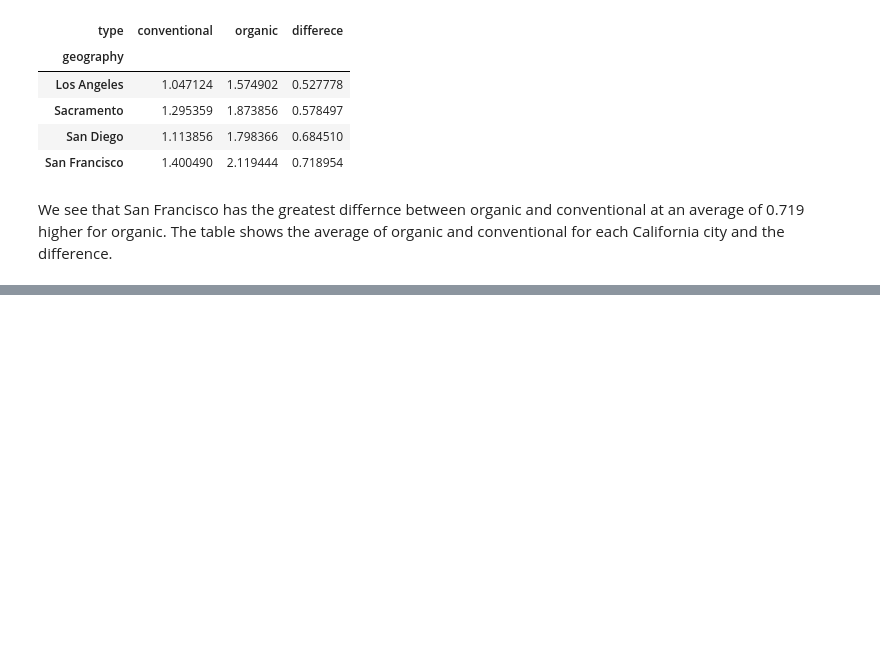
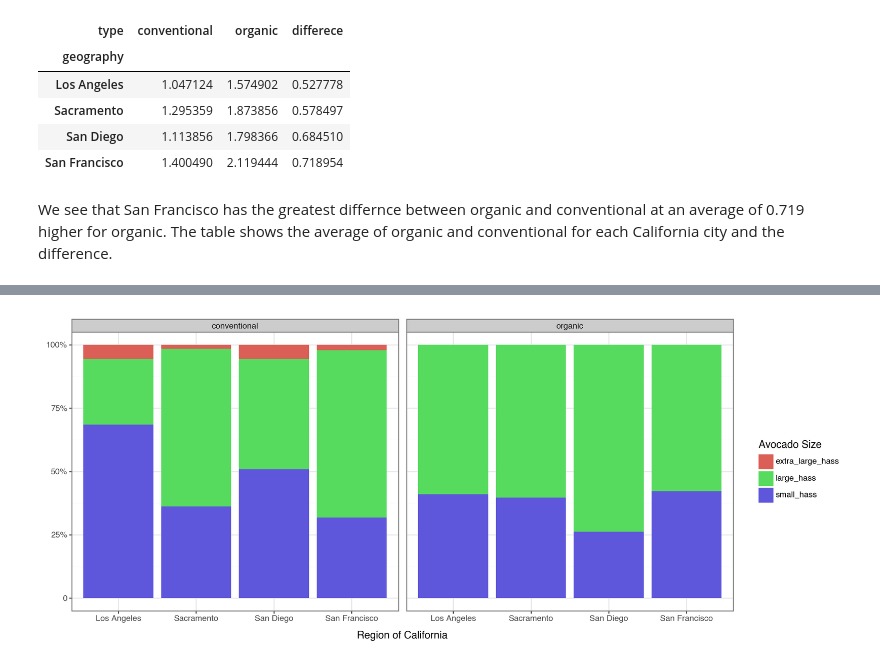
Before and after one commit to EthanSchultz49/GSB-544, a Jupyter notebook: Week_2/Lab2.ipynb, the cells around one changed output, grey strips where cells are left out. Saved outputs shown, nothing was run; the diff lists cells and outputs as text; code cells hidden in the pictures; blank space fills up the shorter version.

```diff
--- a/Week_2/Lab2.ipynb
+++ b/Week_2/Lab2.ipynb
@@ -188,0 +183,8 @@ plt.show()
+# %%
+filt_cali
+long_cali = filt_cali.melt(
+    id_vars=['geography','total_volume','type',],
+    value_vars=['total_volume','small_hass','large_hass','extra_large_hass'],
+    var_name='hass type',
+    value_name='sales')
+long_cali
@@ -188,0 +205,6 @@ plt.show()
+# %%
+#makes a new dataset with the totals for sales goruped by region and the type of avocado and retians the sales as the same column
+overall_volume = long_cali.groupby(['geography', 'type'])['sales'].transform('sum')
+#calculated the percent of each area byt dividing it from the totals from the overall_volume
+long_cali['percent'] = long_cali['sales'] / overall_volume
+long_cali
@@ -188,0 +225,12 @@ plt.show()
+# %%
+
+(ggplot(long_cali, aes(x='geography', y = 'percent', fill = 'hass type')) +
+     theme_bw() +
+     facet_wrap('type') +
+     geom_bar(stat = 'identity') +
+     scale_y_continuous(breaks = [0,0.25,0.5,0.75,1], labels = ['0', '25%', '50%', '75%', '100%']) +
+     labs(x = 'Region of California', fill = 'Avocado Size', y = False) +
+     theme(figure_size = (12,5))
+)
+# %% [output]
+[figure, added]
```
Also changed, not shown: parts of 5 cells of this notebook, 2 other files.
